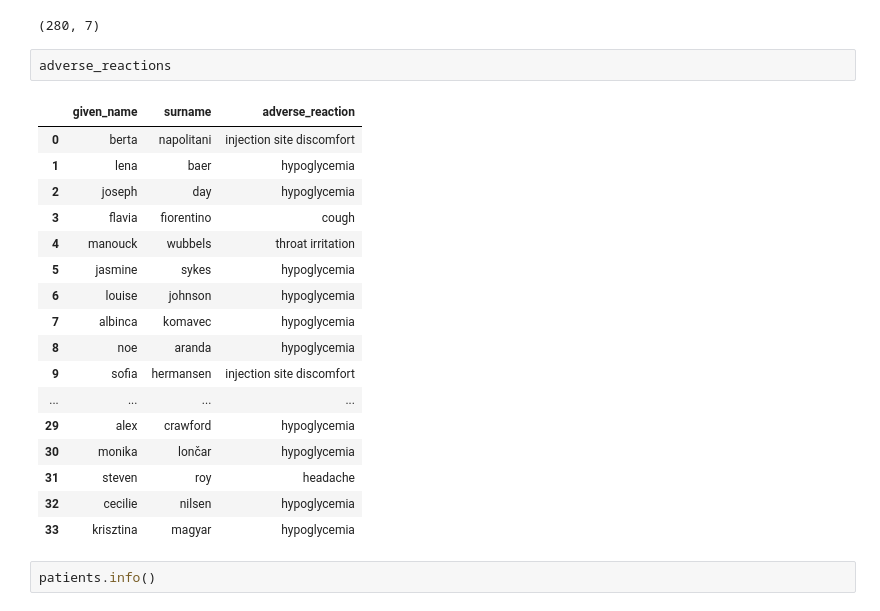
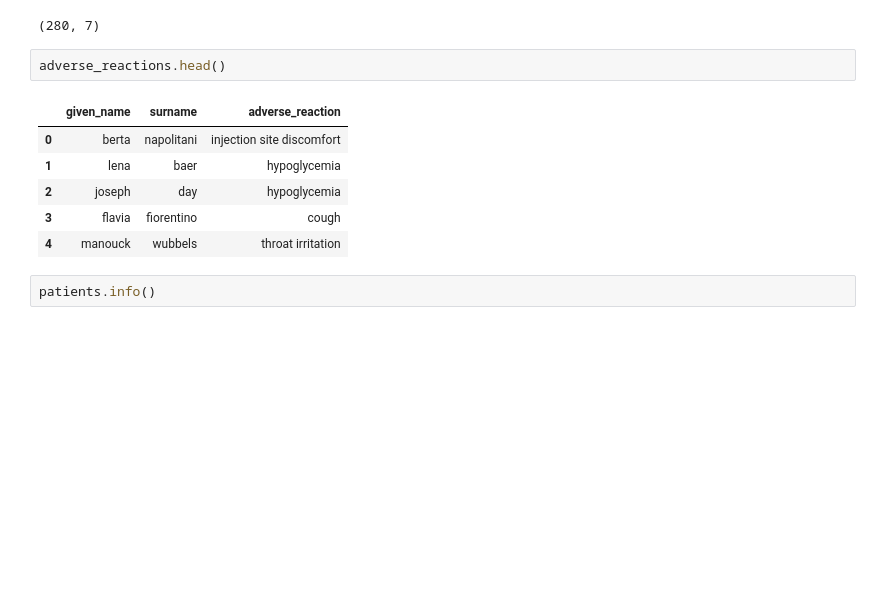
Before and after one commit to Sinha123456/data_wrangling, a Jupyter notebook: cleaning-student.ipynb, the cells around one changed output. Cells and saved outputs as stored; diff of their text form; blank space fills up the shorter version.

```diff
--- a/cleaning-student.ipynb
+++ b/cleaning-student.ipynb
@@ -34,25 +23,14 @@ treatments.shape
 # %% [output]
 (280, 7)
 # %%
-adverse_reactions
+adverse_reactions.head()
 # %% [output]
 |  | given_name | surname | adverse_reaction |
 | 0 | berta | napolitani | injection site discomfort |
 | 1 | lena | baer | hypoglycemia |
 | 2 | joseph | day | hypoglycemia |
 | 3 | flavia | fiorentino | cough |
 | 4 | manouck | wubbels | throat irritation |
-| 5 | jasmine | sykes | hypoglycemia |
-| 6 | louise | johnson | hypoglycemia |
-| 7 | albinca | komavec | hypoglycemia |
-| 8 | noe | aranda | hypoglycemia |
-| 9 | sofia | hermansen | injection site discomfort |
-| ... | ... | ... | ... |
-| 29 | alex | crawford | hypoglycemia |
-| 30 | monika | lončar | hypoglycemia |
-| 31 | steven | roy | headache |
-| 32 | cecilie | nilsen | hypoglycemia |
-| 33 | krisztina | magyar | hypoglycemia |
 # %%
 patients.info()
 # %% [output]
```
Also changed, not shown: parts of 69 cells of this notebook.
